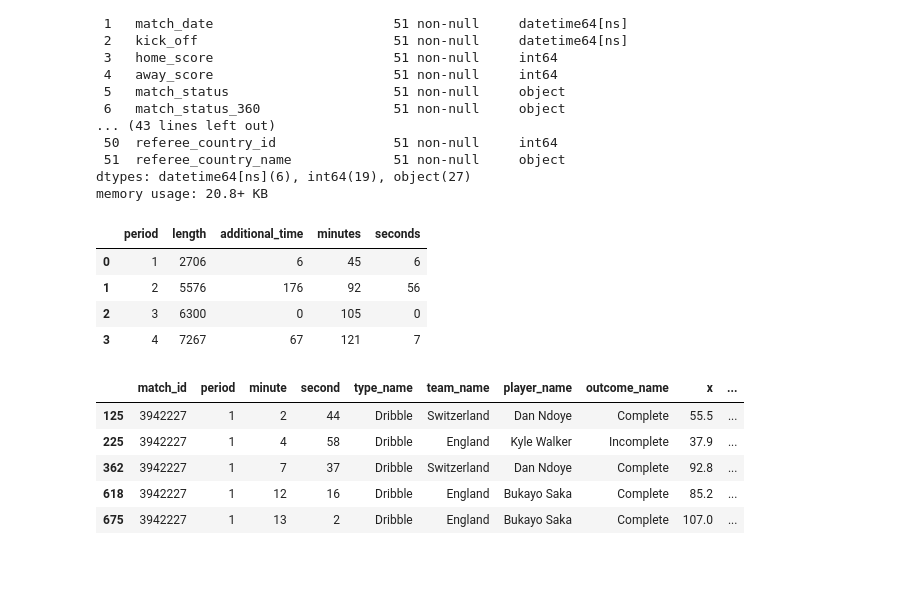
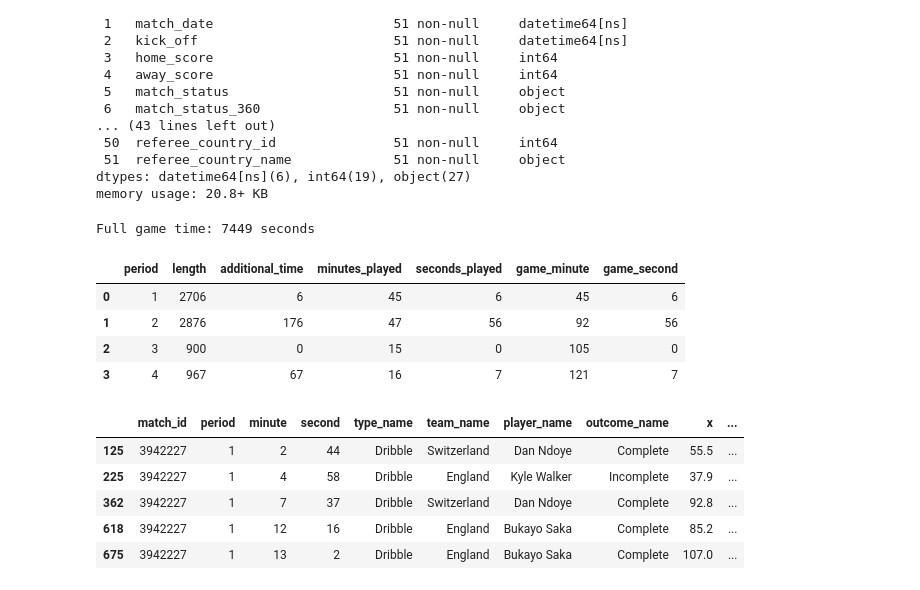
Before and after one commit to MarijnSt/soccermatics-project-1, a Jupyter notebook: per_90.ipynb, the cells around one changed output. Saved outputs shown, nothing was run; the diff lists cells and outputs as text; code cells hidden in the pictures.

Commit message:
fix: correct game and period times in df_periods

```diff
--- a/per_90.ipynb
+++ b/per_90.ipynb
@@ -38,35 +38,46 @@ df = parser.event(match_id)[0]
 # %%
 def get_period_times(df):
     df_end = df.loc[df['type_name'] == 'Half End', ['period', 'timestamp', 'minute', 'second', 'type_name', 'team_name']]
-    df_periods = pd.DataFrame(columns=['period', 'length', 'additional_time', 'minutes', 'seconds'])
+    df_periods = pd.DataFrame(columns=['period', 'length', 'additional_time', 'minutes_played', 'seconds_played', 'game_minute', 'game_second'])
 
     # Only check for first half, second half and extra time but not for penalties
     for period, total_length in [(1, 45), (2, 90), (3, 105), (4, 120)]:
         if period in df_end['period'].values:
-            df_end_period = df_end.loc[df_end['period'] == period, ['minute', 'second']].iloc[0]
-            period_length = df_end_period['minute'] * 60 + df_end_period['second']
-            period_additional_time = period_length - (total_length * 60)
+            df_end_period = df_end.loc[df_end['period'] == period, ['timestamp', 'minute', 'second']].iloc[0]
+
+            # Get played time of this period in minutes and seconds
+            df_end_period['minutes_length'] = df_end_period['timestamp'].hour * 60 + df_end_period['timestamp'].minute
+            df_end_period['seconds_length'] = df_end_period['timestamp'].second
+
+            # Get period length and additional time in seconds
+            period_length = df_end_period['minutes_length'] * 60 + df_end_period['seconds_length']
+            period_additional_time = (df_end_period['minute'] * 60) + df_end_period['second'] - (total_length * 60)
 
             df_periods = pd.concat([
                 df_periods,
                 pd.DataFrame([{
                     'period': period,
                     'length': period_length,
                     'additional_time': period_additional_time,
-                    'minutes': df_end_period['minute'],
-                    'seconds': df_end_period['second']
+                    'minutes_played': df_end_period['minutes_length'],
+                    'seconds_played': df_end_period['seconds_length'],
+                    'game_minute': df_end_period['minute'],
+                    'game_second': df_end_period['second']
                 }])
             ], ignore_index=True)
     return df_periods
 
 df_periods = get_period_times(df)
+full_game_time = df_periods['length'].sum()
+print(f"Full game time: {full_game_time} seconds")
 df_periods.head(10)
 # %% [output]
+Full game time: 7449 seconds
-|  | period | length | additional_time | minutes | seconds |
-| 0 | 1 | 2706 | 6 | 45 | 6 |
-| 1 | 2 | 5576 | 176 | 92 | 56 |
-| 2 | 3 | 6300 | 0 | 105 | 0 |
-| 3 | 4 | 7267 | 67 | 121 | 7 |
+|  | period | length | additional_time | minutes_played | seconds_played | game_minute | game_second |
+| 0 | 1 | 2706 | 6 | 45 | 6 | 45 | 6 |
+| 1 | 2 | 2876 | 176 | 47 | 56 | 92 | 56 |
+| 2 | 3 | 900 | 0 | 15 | 0 | 105 | 0 |
+| 3 | 4 | 967 | 67 | 16 | 7 | 121 | 7 |
 # %%
 def get_dribble_events(df):
     dribbles_mask = (df['type_name'] == 'Dribble')
```
Also changed, not shown: parts of 1 cell of this notebook.
